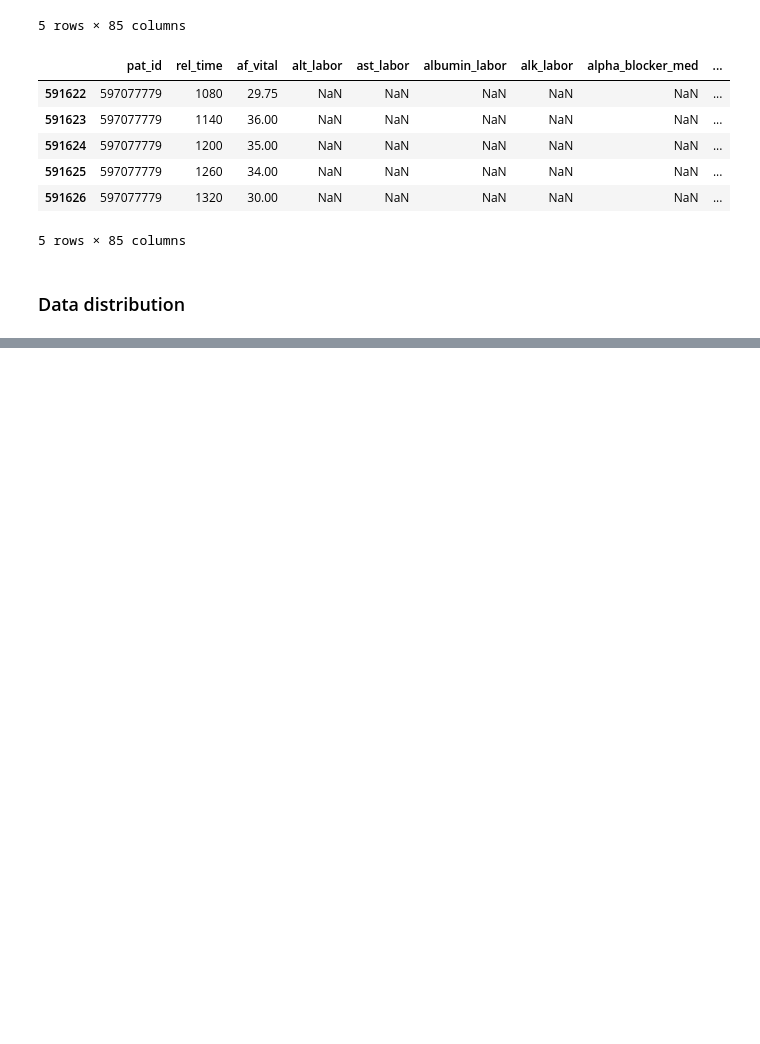
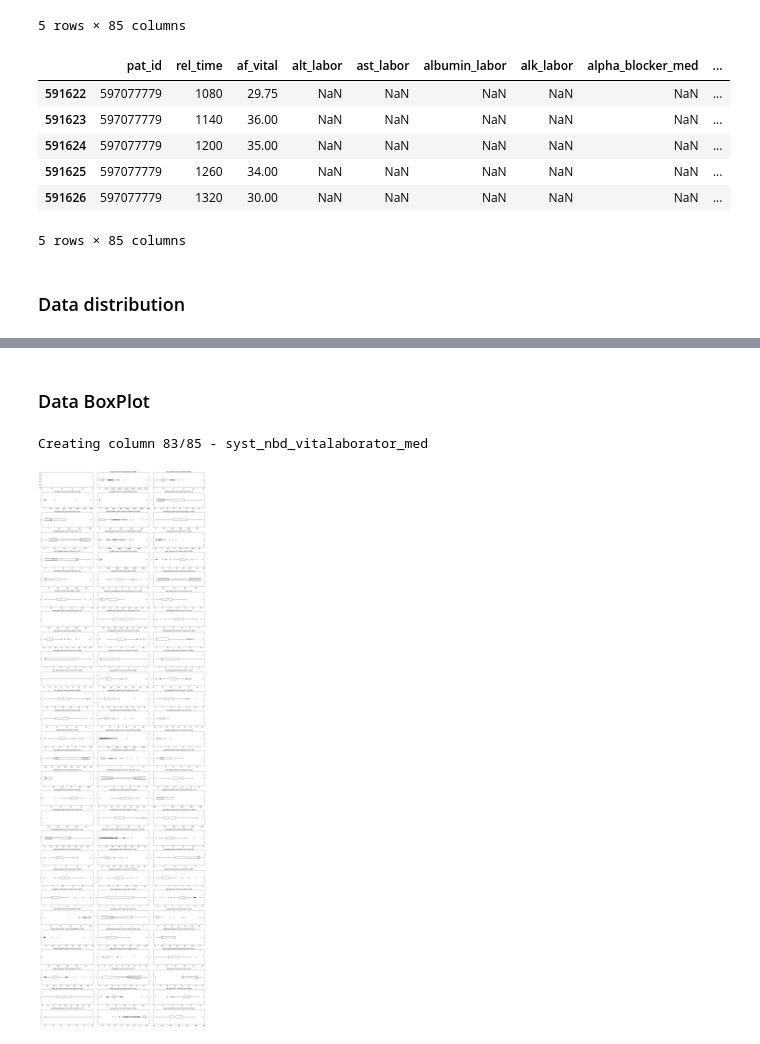
Before and after one commit to yjaenike/master-thesis, a Jupyter notebook: data_eda.ipynb, the cells around one changed output, grey strips where cells are left out. Saved outputs shown, nothing was run; the diff lists cells and outputs as text; code cells hidden in the pictures; blank space fills up the shorter version.

```diff
--- a/data_eda.ipynb
+++ b/data_eda.ipynb
@@ -137,0 +138,33 @@ Creating column 83/85 - syst_nbd_vitalaborator_med
+# %% [markdown]
+### Data BoxPlot
+# %%
+fig, axs = plt.subplots(28, 3)
+fig.set_figheight(66)
+fig.set_figwidth(20)
+
+colors = plt.rcParams["axes.prop_cycle"]()
+
+for i, ax in enumerate(fig.axes):
+
+        if i < len(uke_df.columns) and uke_df.columns[i] != "pat_id":
+
+            # get column name
+            column_name = uke_df.columns[i]
+            print("Creating column {}/{} - {}".format(i, len(uke_df.columns), column_name), end="\r")
+
+            # Extract data
+            series = uke_df[column_name].sample(1000).dropna()
+
+            # Create subplot
+            color = next(colors)["color"]
+
+            ax.boxplot(series, vert=False, notch=True, autorange=True)
+            ax.set_title(column_name+" (min:{} max:{} n={})".format(series.min(),series.max(), series.count()))
+
+
+fig.tight_layout()
+#fig.savefig("../master-thesis/figures/column_boxplot.png")
+fig.show()
+# %% [output]
+Creating column 83/85 - syst_nbd_vitalaborator_med
+[figure, added]
```
Also changed, not shown: parts of 24 cells of this notebook, 3 other files.
